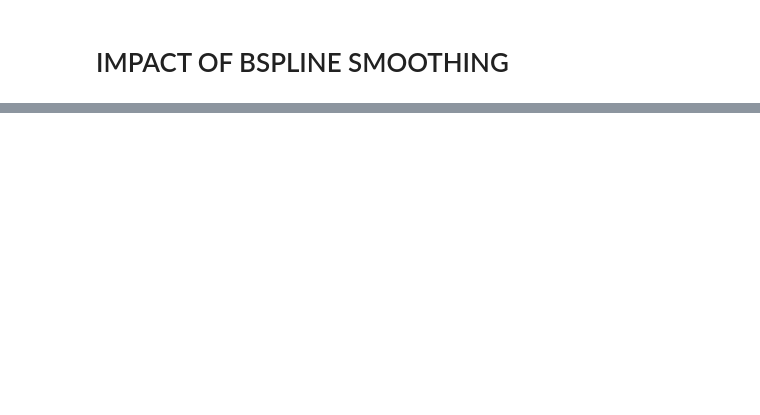
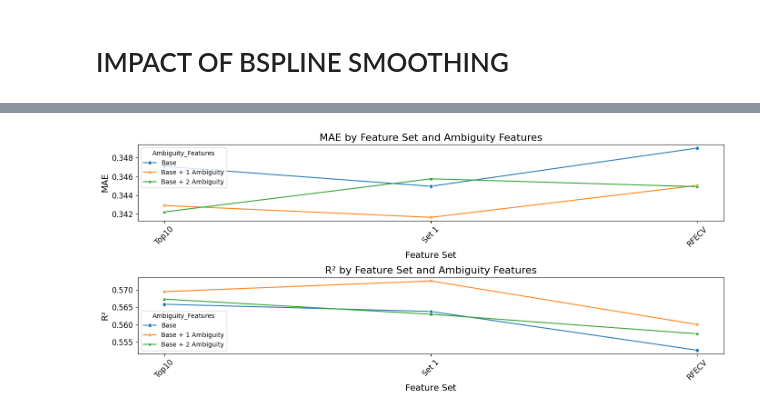
Before and after one commit to andreawickman/ic_research_project, a Jupyter notebook: 12_final_regression_comparison.ipynb, the cells around one changed output, grey strips where cells are left out. Saved outputs shown, nothing was run; the diff lists cells and outputs as text; code cells hidden in the pictures; blank space fills up the shorter version.

```diff
--- a/12_final_regression_comparison.ipynb
+++ b/12_final_regression_comparison.ipynb
@@ -201,0 +783,18 @@ all_results
+# %%
+all_results_ambiguity['Ambiguity_Features'] = all_results_ambiguity['Feature_Set'].apply(lambda x:
+                                                                              'Base' if 'base' in x else
+                                                                              'Base + 1 Ambiguity' if '1_ambiguity' in x else
+                                                                              'Base + 2 Ambiguity')
+overall_ambiguity = all_results_ambiguity[all_results_ambiguity['Fold'] == 'Overall']
+# %%
+overall_ambiguity['Simplified_Feature_Set'] = overall_ambiguity['Feature_Set'].replace({
+    'Set_1_base': 'Set 1',
+    'Set_1_1_ambiguity': 'Set 1',
+    'Set_1_2_ambiguity': 'Set 1',
+    'RFECV_base': 'RFECV',
+    'RFECV_1_ambiguity': 'RFECV',
+    'RFECV_2_ambiguity': 'RFECV',
+    'Top10_base': 'Top10',
+    'Top10_1_ambiguity': 'Top10',
+    'Top10_2_ambiguity': 'Top10'
+})
@@ -201,0 +807,28 @@ all_results
+# %%
+# Plot MAE by Feature Set and Ambiguity Level
+plt.figure(figsize=(14, 6))
+
+# Plot MAE
+plt.subplot(2, 1, 1)
+sns.lineplot(x='Simplified_Feature_Set', y='MAE', hue='Ambiguity_Features', style='Ambiguity_Features',
+             data=overall_ambiguity, markers=True, dashes=False)
+plt.title('MAE by Feature Set and Ambiguity Features', fontsize=16)
+plt.xlabel('Feature Set', size=14)
+plt.ylabel('MAE', size=14)
+plt.xticks(rotation=45, size=12)
+plt.yticks(size=12)
+
+# Plot R²
+plt.subplot(2, 1, 2)
+sns.lineplot(x='Simplified_Feature_Set', y='R²', hue='Ambiguity_Features', style='Ambiguity_Features',
+             data=overall_ambiguity, markers=True, dashes=False)
+plt.title('R² by Feature Set and Ambiguity Features', fontsize=16)
+plt.xlabel('Feature Set', size=14)
+plt.ylabel('R²', size=14)
+plt.xticks(rotation=45, size=12)
+plt.yticks(size=12)
+
+plt.tight_layout()
+plt.show()
+# %% [output]
+[figure, added]
```
Also changed, not shown: parts of 29 cells of this notebook, 3 other files.
